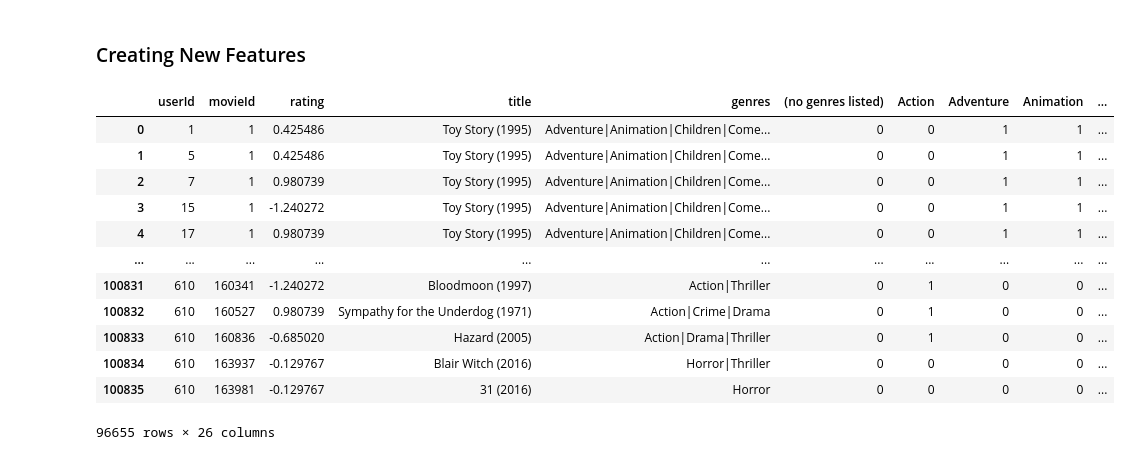
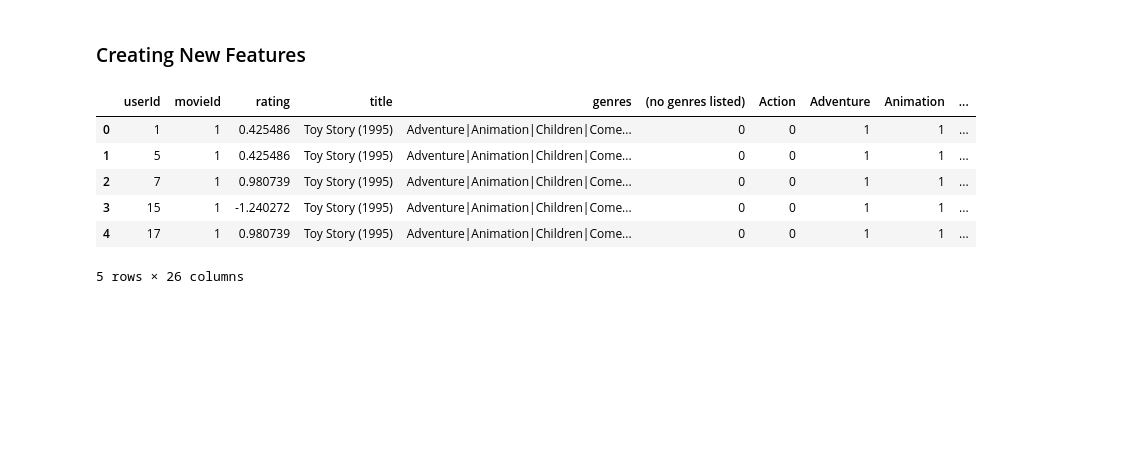
Before and after one commit to nadiaaflatounian/Recommender-systems-for-Movielens-and-Netflix, a Jupyter notebook: MovieLens.ipynb, the cells around one changed output. Drawn from its saved outputs; the diff is of its cells as text; code cells hidden in the pictures; blank space fills up the shorter version.

```diff
--- a/MovieLens.ipynb
+++ b/MovieLens.ipynb
@@ -251,18 +269,12 @@ df[['rating']] = scaler.fit_transform(df[['rating']])
 # Extracting the number of genres per movie as a new feature
 df['num_genres'] = df['genres'].apply(lambda x: len(x.split('|')))
 # %%
-df
+df.head()
 # %% [output]
 |  | userId | movieId | rating | title | genres | (no genres listed) | Action | Adventure | Animation | ... |
 | 0 | 1 | 1 | 0.425486 | Toy Story (1995) | Adventure|Animation|Children|Come... | 0 | 0 | 1 | 1 | ... |
 | 1 | 5 | 1 | 0.425486 | Toy Story (1995) | Adventure|Animation|Children|Come... | 0 | 0 | 1 | 1 | ... |
 | 2 | 7 | 1 | 0.980739 | Toy Story (1995) | Adventure|Animation|Children|Come... | 0 | 0 | 1 | 1 | ... |
 | 3 | 15 | 1 | -1.240272 | Toy Story (1995) | Adventure|Animation|Children|Come... | 0 | 0 | 1 | 1 | ... |
 | 4 | 17 | 1 | 0.980739 | Toy Story (1995) | Adventure|Animation|Children|Come... | 0 | 0 | 1 | 1 | ... |
-| ... | ... | ... | ... | ... | ... | ... | ... | ... | ... | ... |
-| 100831 | 610 | 160341 | -1.240272 | Bloodmoon (1997) | Action|Thriller | 0 | 1 | 0 | 0 | ... |
-| 100832 | 610 | 160527 | 0.980739 | Sympathy for the Underdog (1971) | Action|Crime|Drama | 0 | 1 | 0 | 0 | ... |
-| 100833 | 610 | 160836 | -0.685020 | Hazard (2005) | Action|Drama|Thriller | 0 | 1 | 0 | 0 | ... |
-| 100834 | 610 | 163937 | -0.129767 | Blair Witch (2016) | Horror|Thriller | 0 | 0 | 0 | 0 | ... |
-| 100835 | 610 | 163981 | -0.129767 | 31 (2016) | Horror | 0 | 0 | 0 | 0 | ... |
-96655 rows × 26 columns
+5 rows × 26 columns
```
Also changed, not shown: parts of 11 cells of this notebook, 1 other file.
